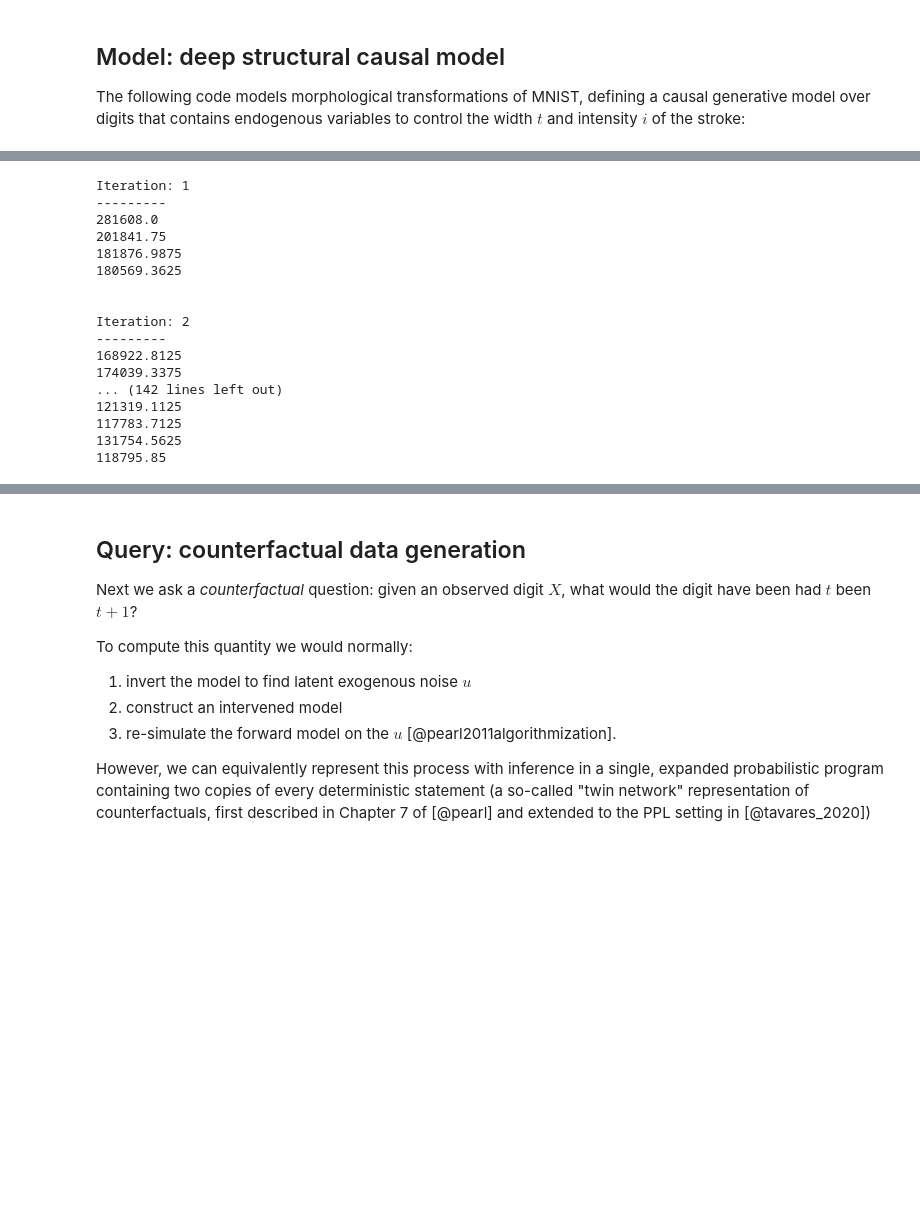
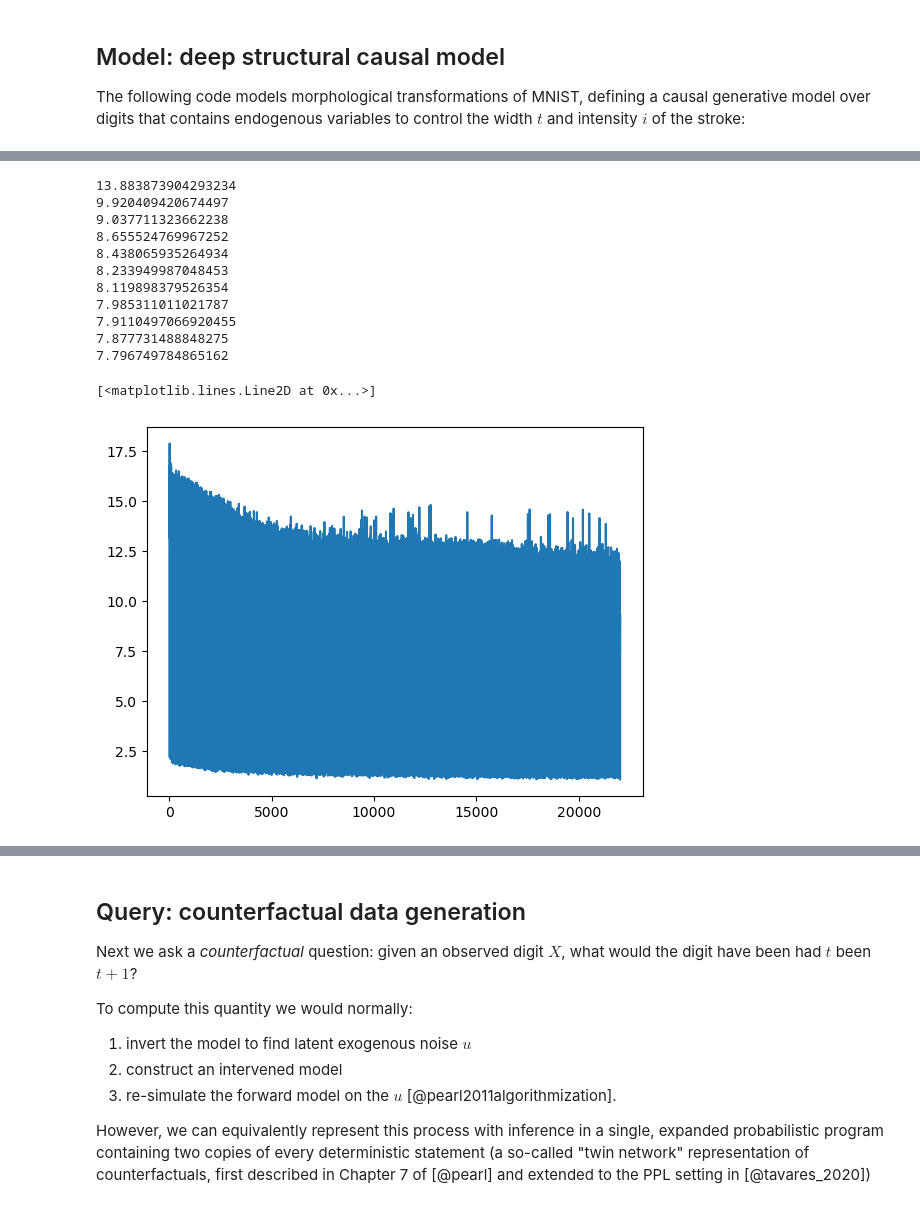
Before and after one commit to BasisResearch/chirho, a Jupyter notebook: docs/source/deepscm.ipynb, the cells around one changed output, grey strips where cells are left out. Drawn from its saved outputs; the diff is of its cells as text; code cells hidden in the pictures; blank space fills up the shorter version.

```diff
--- a/docs/source/deepscm.ipynb
+++ b/docs/source/deepscm.ipynb
@@ -301,41 +310,33 @@ pyro.render_model(conditioned_model, model_args=(thickness[:2][..., None], inten
 [drawing not drawn]
 # %%
 initial_lr = 0.0001
-gamma = 0.8
-num_iterations = 20
-lrd = gamma ** (1 / num_iterations)
-adam_params = {"lr": initial_lr, "betas": (0.95, 0.999), "lrd":lrd}
-optimizer = pyro.optim.ClippedAdam(adam_params)
+num_iterations = 1001
+adam_params = {"lr": initial_lr, "betas": (0.95, 0.999)}
+optimizer = pyro.optim.Adam(adam_params)
 empty_guide = lambda *args: None
-svi = SVI(conditioned_model, empty_guide, optimizer, loss=pyro.infer.TraceMeanField_ELBO(num_particles=10, vectorize_particles=True))
-predictive = pyro.infer.Predictive(scm, guide=empty_guide, num_samples=32)
+batch_size = 256
+scaled_model = pyro.poutine.scale(conditioned_model, scale=1/(batch_size))
+svi = SVI(scaled_model, empty_guide, optimizer, loss=pyro.infer.Trace_ELBO())
 dataset = [(thickness[i], intensity[i], images[i]) for i in range(images.shape[0])]
 
 pyro.clear_param_store()
+loss =[]
 for j in range(num_iterations):
-    data = iter(DataLoader(dataset, batch_size=150, shuffle=True))
-    print(f"Iteration: {j + 1}\n---------")
+    data = iter(DataLoader(dataset, batch_size=batch_size, shuffle=True))
     for i in range(len(data)):
         t_obs, i_obs, x_obs = next(data)
-        loss = svi.step(t_obs[..., None], i_obs[..., None], x_obs.reshape(-1, im_size*im_size))
-        if i%10 == 0:
-            print(loss)
-    print("\n")
+        loss.append(svi.step(t_obs[..., None], i_obs[..., None], x_obs.reshape(-1, im_size*im_size)))
+    if j%100 == 0:
+        print(sum(loss[-len(data):])/len(data))
 # %% [output]
-Iteration: 1
----------
-281608.0
-201841.75
-181876.9875
-180569.3625
-
-
-Iteration: 2
----------
-168922.8125
-174039.3375
-... (142 lines left out)
-121319.1125
-117783.7125
-131754.5625
-118795.85
+13.883873904293234
+9.920409420674497
+9.037711323662238
+8.655524769967252
+8.438065935264934
+8.233949987048453
+8.119898379526354
+7.985311011021787
+7.9110497066920455
+7.877731488848275
+7.796749784865162
@@ -343,0 +343,5 @@ img = predictive()["X"]
+# %%
+plt.plot(loss)
+# %% [output]
+[<matplotlib.lines.Line2D at 0x...>]
+[figure, added]
```
Also changed, not shown: parts of 15 cells of this notebook.
